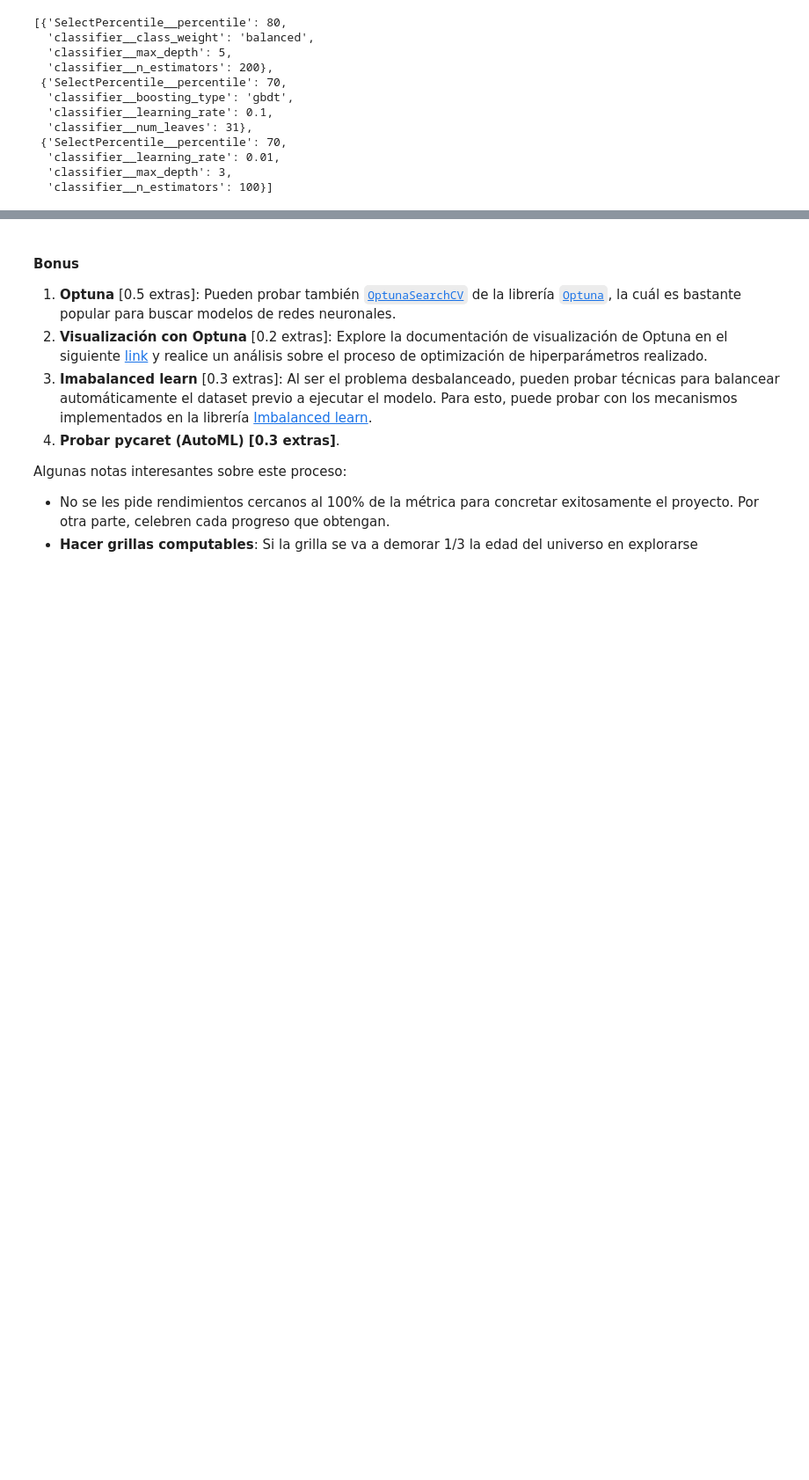
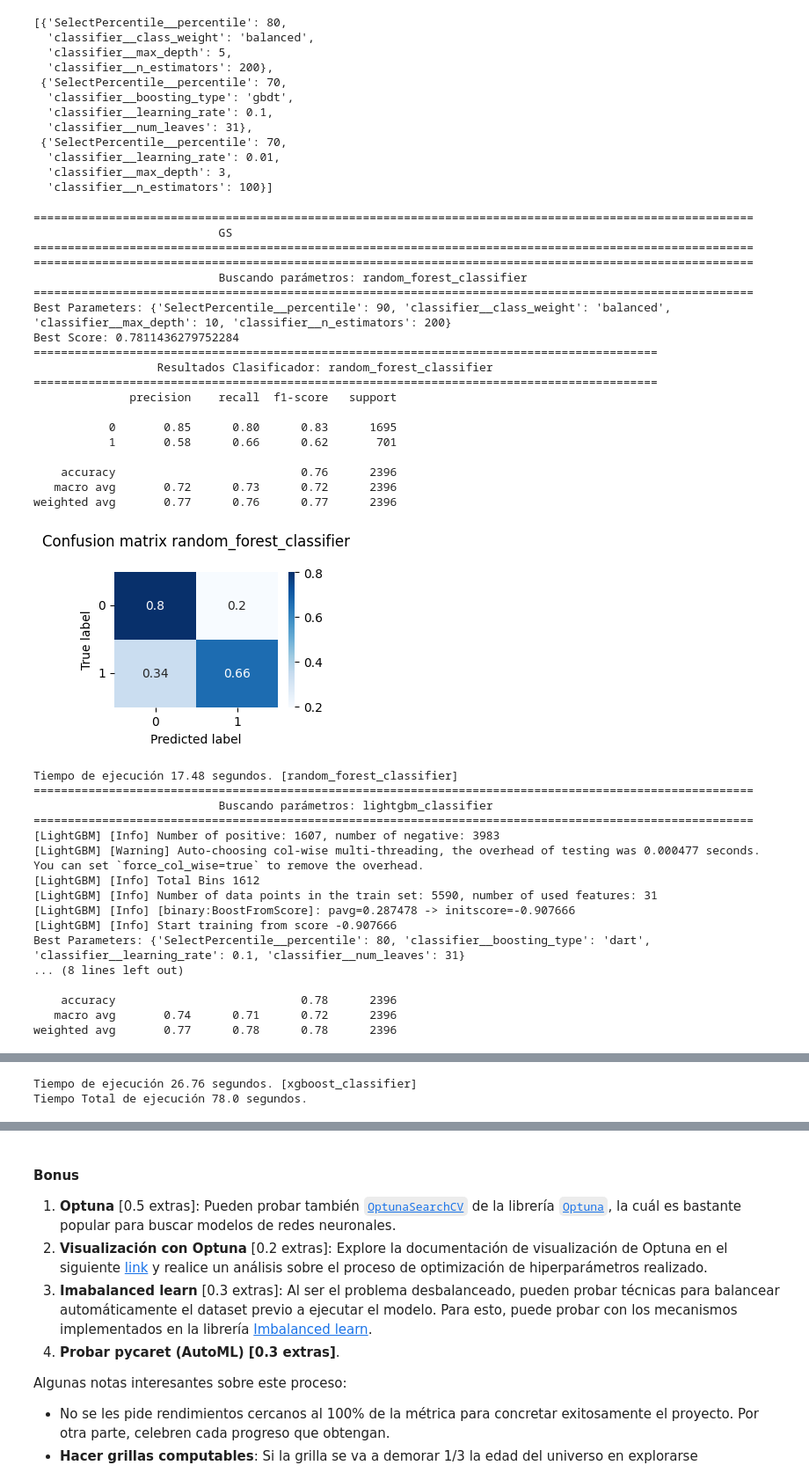
Before and after one commit to mvarasg/MDS7202-Lab-Programacion-Cientifica-MDS, a Jupyter notebook: proyecto2/Proyecto2_Respuestas.ipynb, the cells around one changed output, grey strips where cells are left out. Shown at 88% size. Drawn from its saved outputs; the diff is of its cells as text; code cells hidden in the pictures; blank space fills up the shorter version.

```diff
--- a/proyecto2/Proyecto2_Respuestas.ipynb
+++ b/proyecto2/Proyecto2_Respuestas.ipynb
@@ -271,8 +263,6 @@ random_forest_classifier = RandomForestClassifier(random_state=0)
 lightgbm_classifier = lgb.LGBMClassifier(random_state=0)
 xgboost_classifier = xgb.XGBClassifier(random_state=0)
 # %%
-
-
 # Crear la lista de clasificadores
 clf_list = [
     (dummy_classifier, 'dummy_classifier'),
@@ -284,14 +274,17 @@ clf_list = [
     (lightgbm_classifier, 'lightgbm_classifier'),
     (xgboost_classifier, 'xgboost_classifier')
 ]
-
+#Probar todos los pipelines
+metricas = []
 for clf,name in clf_list:
     baseline = Pipeline([
     ('column_transformer', column_transformer),
     ('SelectPercentile', SelectPercentile(score_func=f_classif, percentile=90)),
     ('classifier', clf)])
 
-    pipeline_classifer(baseline, X_train, X_test, y_train, y_test, name)
+    metricas += [pipeline_classifer(baseline, X_train, X_test, y_train, y_test, name)]
+metricas = pd.DataFrame(metricas, columns= ['Clasificador', 'F1-Weighted', 'Tiempo entrenamiento [s]']).sort_values(by='F1-Weighted', ascending=False)
+metricas
 # %% [output]
 ===========================================================================================
                   Resultados Clasificador: dummy_classifier
@@ -395,10 +406,15 @@ params_list = [{'SelectPercentile__percentile': [70, 80, 90],
 import time
 from sklearn.experimental import enable_halving_search_cv
 from sklearn.model_selection import HalvingGridSearchCV
+from sklearn.model_selection import GridSearchCV
+
 import warnings
 warnings.filterwarnings("ignore", category=UserWarning)
 warnings.filterwarnings("ignore", category=FutureWarning, module="sklearn")
-def obtener_hiperparametros(clf_list, params_list, df):
+def obtener_hiperparametros(clf_list, params_list, df, method = 'HV'):
+    print('\033[94m\033[1m=====================\033[00m'*5)
+    print(f'\033[94m\033[1m                           {method}                           \033[00m')
+    print('\033[94m\033[1m=====================\033[00m'*5)
     t_inicial = time.time()
     params_res = []
     X_train, X_test, y_train, y_test = train_test_split(df, df['credit_score'], test_size=0.3, random_state=0)
@@ -412,7 +428,10 @@ def obtener_hiperparametros(clf_list, params_list, df):
         ('column_transformer', column_transformer),
         ('SelectPercentile', SelectPercentile(score_func=f_classif, percentile=90)),
         ('classifier', clf)])
-        halving_cv = HalvingGridSearchCV(baseline, grid, cv=3, n_jobs=-1, random_state=0, scoring= 'f1_weighted')
+        if method == 'HV':
+            halving_cv = HalvingGridSearchCV(baseline, grid, cv=3, n_jobs=-1, random_state=0, scoring= 'f1_weighted')
+        elif method == 'GS':
+            halving_cv = GridSearchCV(baseline, grid, cv=3, n_jobs=-1, scoring='f1_weighted')
         halving_cv.fit(X_train, y_train)
         best_params = halving_cv.best_params_
         best_score = halving_cv.best_score_
@@ -514,3 +536,43 @@ res_parametros
   'classifier__learning_rate': 0.01,
   'classifier__max_depth': 3,
   'classifier__n_estimators': 100}]
+# %%
+res_parametros_GS = obtener_hiperparametros(clf_list[-3:], params_list, df,'GS')
+# %% [output]
+=========================================================================================================
+                           GS
+=========================================================================================================
+=========================================================================================================
+                           Buscando parámetros: random_forest_classifier
+=========================================================================================================
+Best Parameters: {'SelectPercentile__percentile': 90, 'classifier__class_weight': 'balanced', 'classifier__max_depth': 10, 'classifier__n_estimators': 200}
+Best Score: 0.7811436279752284
+===========================================================================================
+                  Resultados Clasificador: random_forest_classifier
+===========================================================================================
+              precision    recall  f1-score   support
+
+           0       0.85      0.80      0.83      1695
+           1       0.58      0.66      0.62       701
+
+    accuracy                           0.76      2396
+   macro avg       0.72      0.73      0.72      2396
+weighted avg       0.77      0.76      0.77      2396
+[figure, added]
+Tiempo de ejecución 17.48 segundos. [random_forest_classifier]
+=========================================================================================================
+                           Buscando parámetros: lightgbm_classifier
+=========================================================================================================
+[LightGBM] [Info] Number of positive: 1607, number of negative: 3983
+[LightGBM] [Warning] Auto-choosing col-wise multi-threading, the overhead of testing was 0.000477 seconds.
+You can set `force_col_wise=true` to remove the overhead.
+[LightGBM] [Info] Total Bins 1612
+[LightGBM] [Info] Number of data points in the train set: 5590, number of used features: 31
+[LightGBM] [Info] [binary:BoostFromScore]: pavg=0.287478 -> initscore=-0.907666
+[LightGBM] [Info] Start training from score -0.907666
+Best Parameters: {'SelectPercentile__percentile': 80, 'classifier__boosting_type': 'dart', 'classifier__learning_rate': 0.1, 'classifier__num_leaves': 31}
+... (8 lines left out)
+
+    accuracy                           0.78      2396
+   macro avg       0.74      0.71      0.72      2396
+weighted avg       0.77      0.78      0.78      2396
@@ -516,0 +598,2 @@ res_parametros
+Tiempo de ejecución 26.76 segundos. [xgboost_classifier]
+Tiempo Total de ejecución 78.0 segundos.
```
Also changed, not shown: parts of 16 cells of this notebook.
